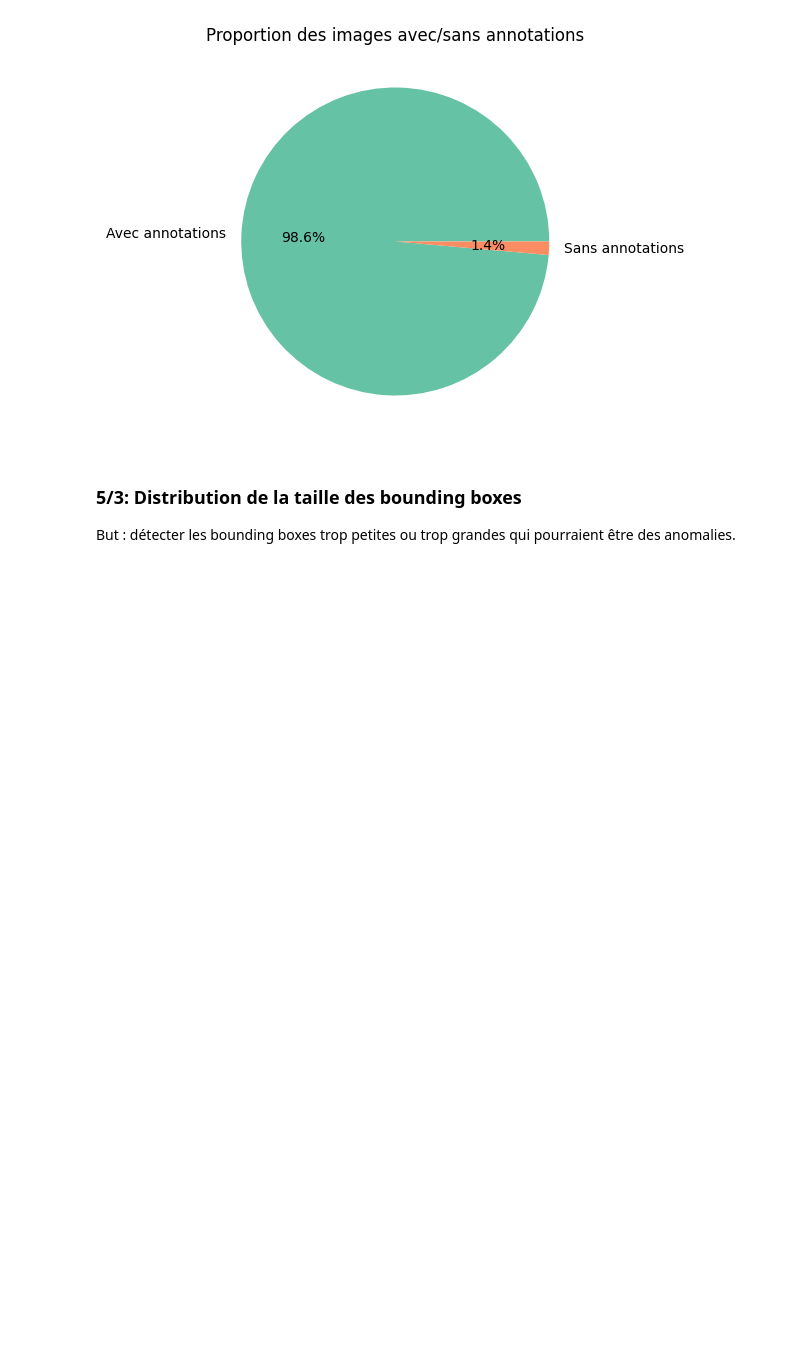
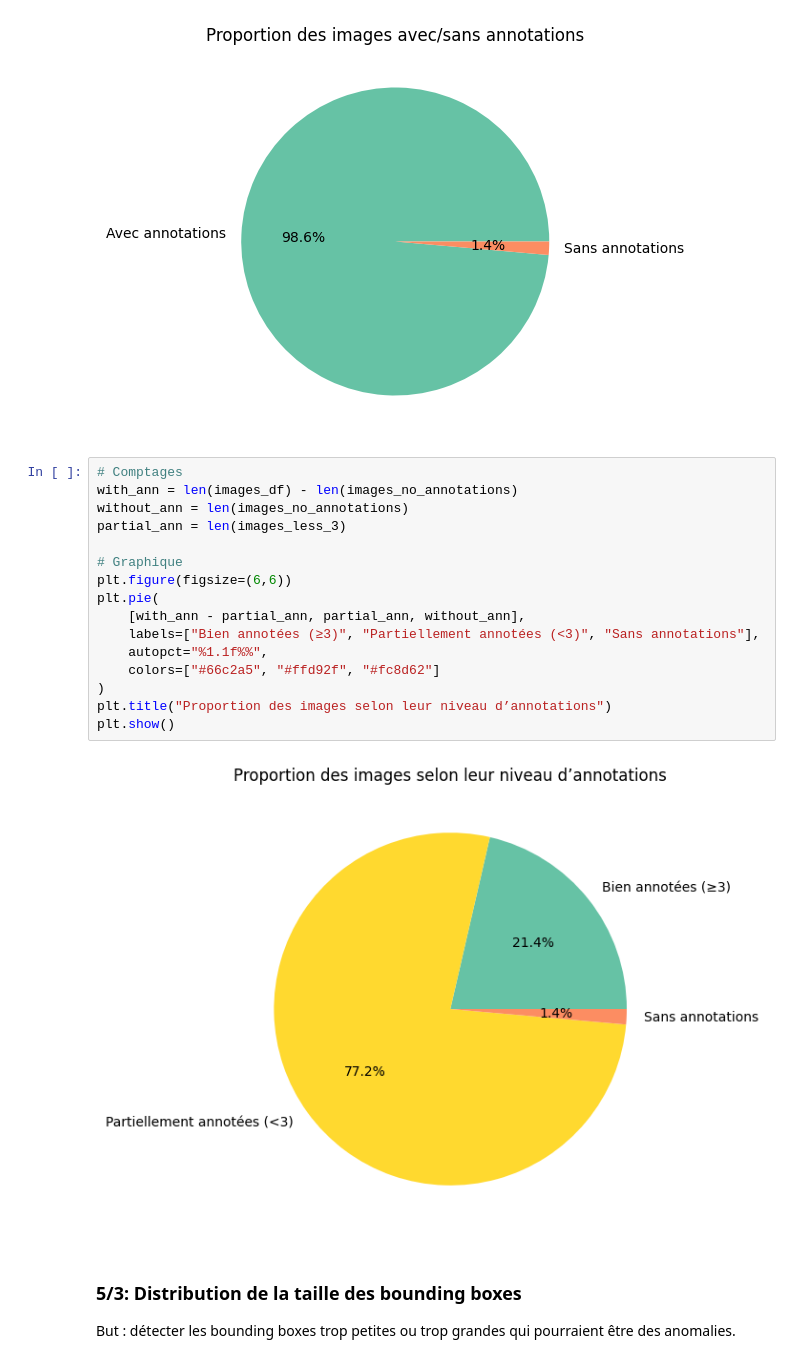
Before and after one commit to Thibaud34/detection-incendies, a Jupyter notebook: exploration.ipynb, the cells around one changed output. Drawn from its saved outputs; the diff is of its cells as text; blank space fills up the shorter version.

Commit message:
modif visualisation+ annotations partielles

```diff
--- a/exploration.ipynb
+++ b/exploration.ipynb
@@ -282,6 +270,24 @@ plt.title("Proportion des images avec/sans annotations")
 plt.show()
 # %% [output]
 [figure]
+# %%
+# Comptages
+with_ann = len(images_df) - len(images_no_annotations)
+without_ann = len(images_no_annotations)
+partial_ann = len(images_less_3)
+
+# Graphique
+plt.figure(figsize=(6,6))
+plt.pie(
+    [with_ann - partial_ann, partial_ann, without_ann],
+    labels=["Bien annotées (≥3)", "Partiellement annotées (<3)", "Sans annotations"],
+    autopct="%1.1f%%",
+    colors=["#66c2a5", "#ffd92f", "#fc8d62"]
+)
+plt.title("Proportion des images selon leur niveau d’annotations")
+plt.show()
+# %% [output]
+[figure, added]
 # %% [markdown]
 ### 5/3: Distribution de la taille des bounding boxes
 
```
Also changed, not shown: parts of 5 cells of this notebook, 1 other file.
